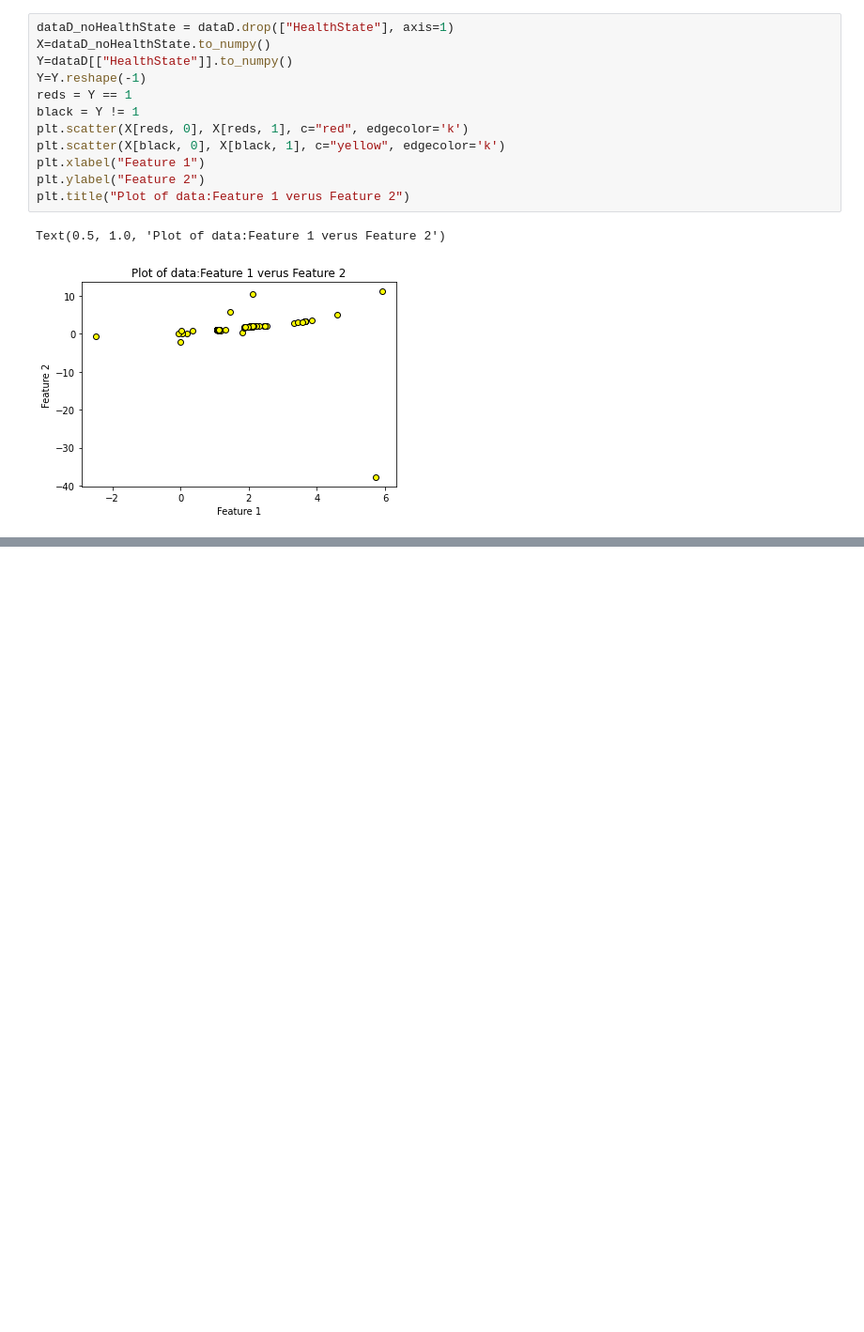
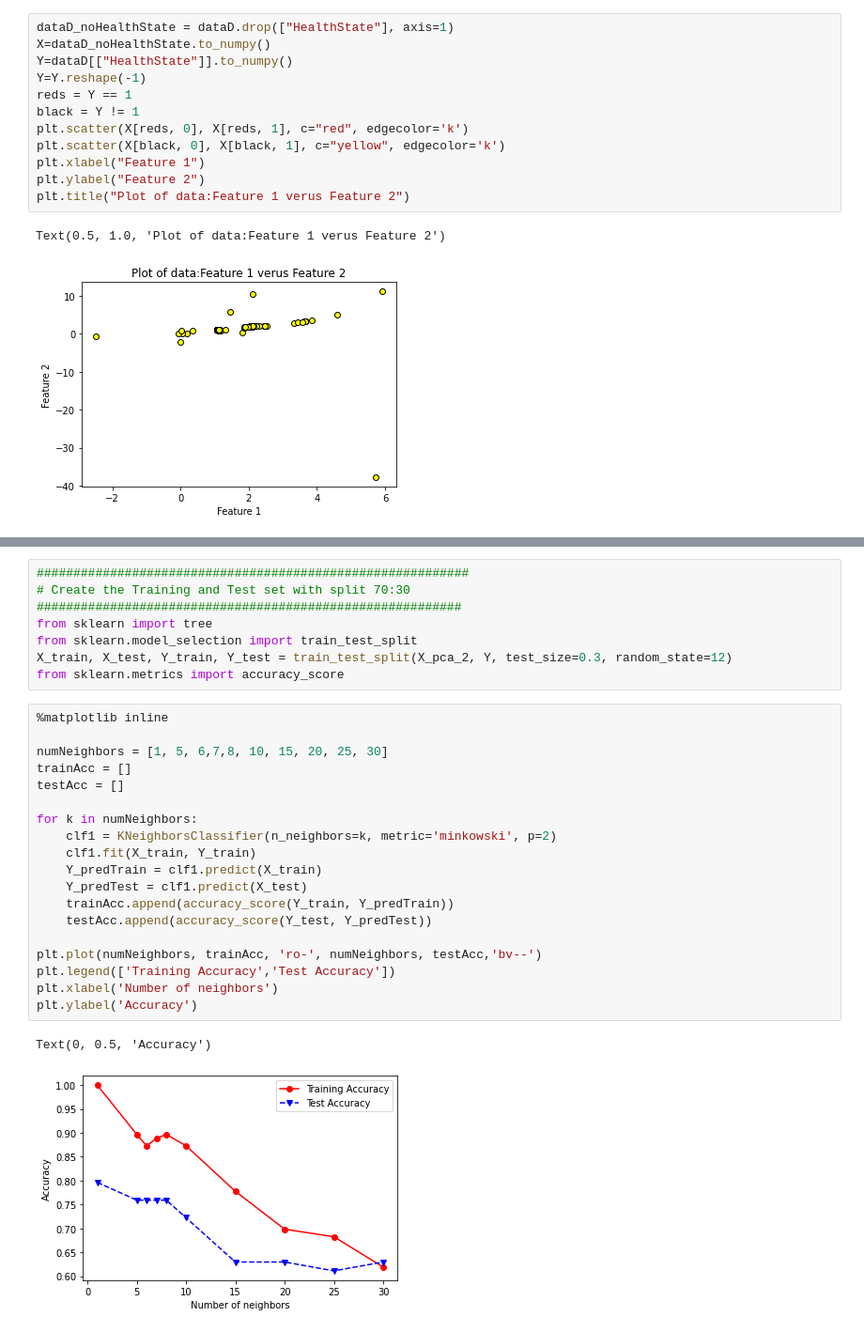
Before and after one commit to davidhgh/csc3005-AE, a Jupyter notebook: DataD.ipynb, the cells around one changed output, grey strips where cells are left out. Shown: that part at 94% size. Drawn from its saved outputs; the diff is of its cells as text; blank space fills up the shorter version.

```diff
--- a/DataD.ipynb
+++ b/DataD.ipynb
@@ -911,0 +1032,30 @@ Text(0.5, 1.0, 'Plot of data:Feature 1 verus Feature 2')
+# %%
+###########################################################
+# Create the Training and Test set with split 70:30
+##########################################################
+from sklearn import tree
+from sklearn.model_selection import train_test_split
+X_train, X_test, Y_train, Y_test = train_test_split(X_pca_2, Y, test_size=0.3, random_state=12)
+from sklearn.metrics import accuracy_score
+# %%
+%matplotlib inline
+
+numNeighbors = [1, 5, 6,7,8, 10, 15, 20, 25, 30]
+trainAcc = []
+testAcc = []
+
+for k in numNeighbors:
+    clf1 = KNeighborsClassifier(n_neighbors=k, metric='minkowski', p=2)
+    clf1.fit(X_train, Y_train)
+    Y_predTrain = clf1.predict(X_train)
+    Y_predTest = clf1.predict(X_test)
+    trainAcc.append(accuracy_score(Y_train, Y_predTrain))
+    testAcc.append(accuracy_score(Y_test, Y_predTest))
+
+plt.plot(numNeighbors, trainAcc, 'ro-', numNeighbors, testAcc,'bv--')
+plt.legend(['Training Accuracy','Test Accuracy'])
+plt.xlabel('Number of neighbors')
+plt.ylabel('Accuracy')
+# %% [output]
+Text(0, 0.5, 'Accuracy')
+[figure, added]
```
Also changed, not shown: parts of 15 cells of this notebook, 1 other file.
